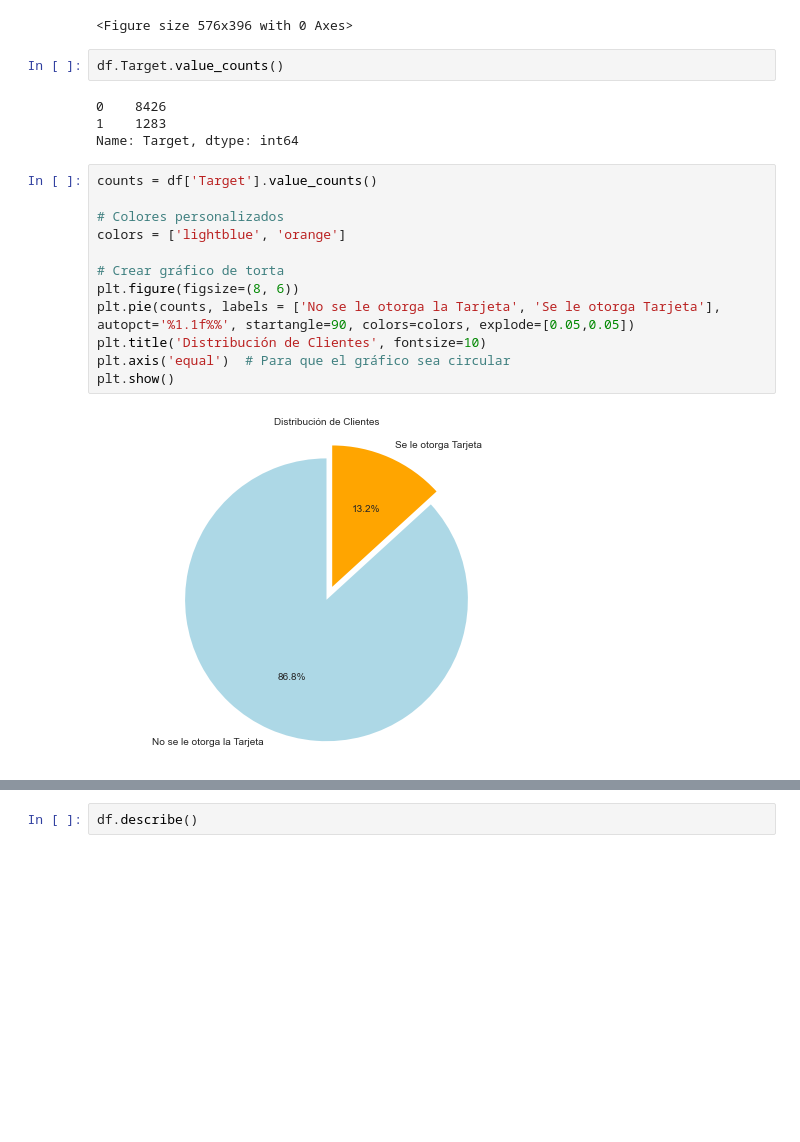
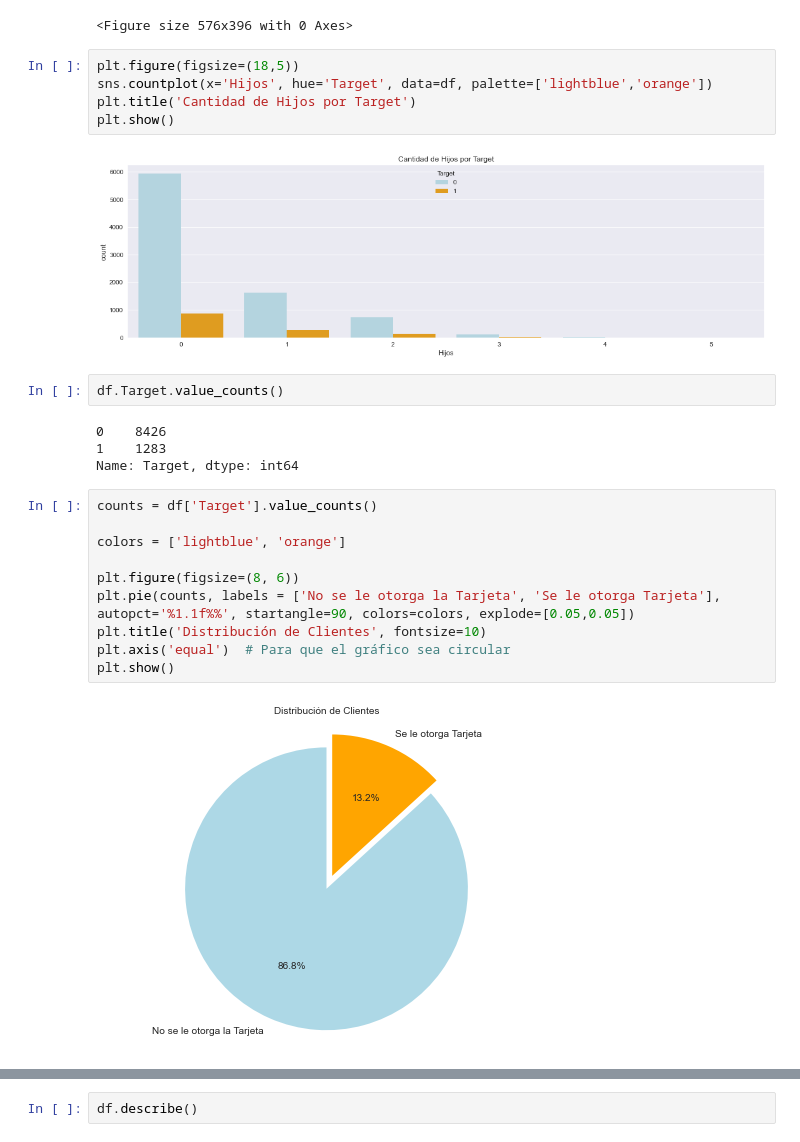
Before and after one commit to NestorDiazDataSC/Analisis_de_Datos, a Jupyter notebook: Credit_Card/CreditCard.ipynb, the cells around one changed output, grey strips where cells are left out. Drawn from its saved outputs; the diff is of its cells as text; blank space fills up the shorter version.

```diff
--- a/Credit_Card/CreditCard.ipynb
+++ b/Credit_Card/CreditCard.ipynb
@@ -202,6 +201,13 @@ plt.clf()
 # %% [output]
 [figure]
 <Figure size 576x396 with 0 Axes>
+# %%
+plt.figure(figsize=(18,5))
+sns.countplot(x='Hijos', hue='Target', data=df, palette=['lightblue','orange'])
+plt.title('Cantidad de Hijos por Target')
+plt.show()
+# %% [output]
+[figure, added]
 # %%
 df.Target.value_counts()
 # %% [output]
@@ -211,10 +217,8 @@ Name: Target, dtype: int64
 # %%
 counts = df['Target'].value_counts()
 
-# Colores personalizados
 colors = ['lightblue', 'orange']
 
-# Crear gráfico de torta
 plt.figure(figsize=(8, 6))
 plt.pie(counts, labels = ['No se le otorga la Tarjeta', 'Se le otorga Tarjeta'], autopct='%1.1f%%', startangle=90, colors=colors, explode=[0.05,0.05])
 plt.title('Distribución de Clientes', fontsize=10)
```
Also changed, not shown: parts of 34 cells of this notebook.
